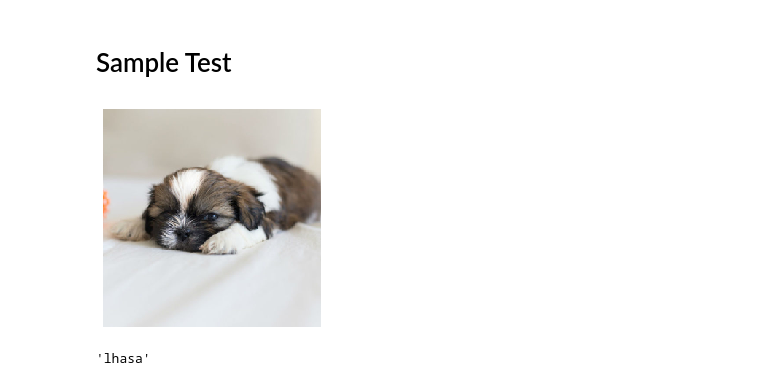
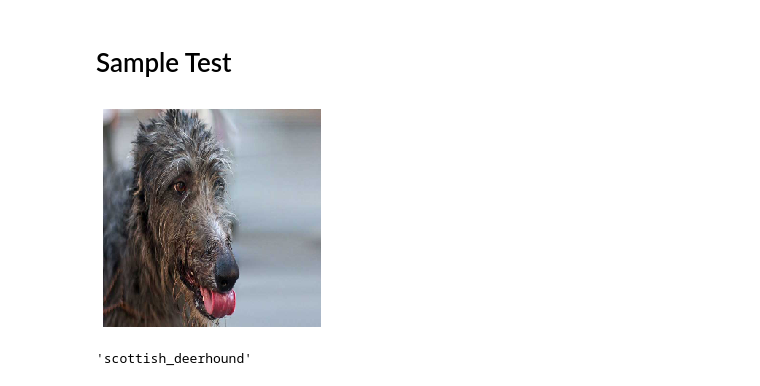
Before and after one commit to glandsly/dog-breed-identifier, a Jupyter notebook: dog_breed_detector.ipynb, the cells around one changed output. Drawn from its saved outputs; the diff is of its cells as text; code cells hidden in the pictures.

```diff
--- a/dog_breed_detector.ipynb
+++ b/dog_breed_detector.ipynb
@@ -233,11 +233,12 @@ def predict_from_image(img_path):
     return predicted_class
 # %% [markdown]
 # Sample Test
-# %%
-# image path
-# !wget http://www.dogbreedslist.info/uploads/allimg/dog-pictures/Scottish-Deerhound-2.jpg
-img_path = 'shih-tzu.jpg'    # dog
-predict_from_image(img_path)
-# %% [output]
-[figure, removed]
-'lhasa'
+# %%
+from keras.models import load_model
+
+model = load_model('2020-07-15_dog_breed_model.h5')
+img_path = 'Scottish-Deerhound-2.jpg'    # dog
+predict_from_image(img_path)
+# %% [output]
+[figure, added]
+'scottish_deerhound'
```
